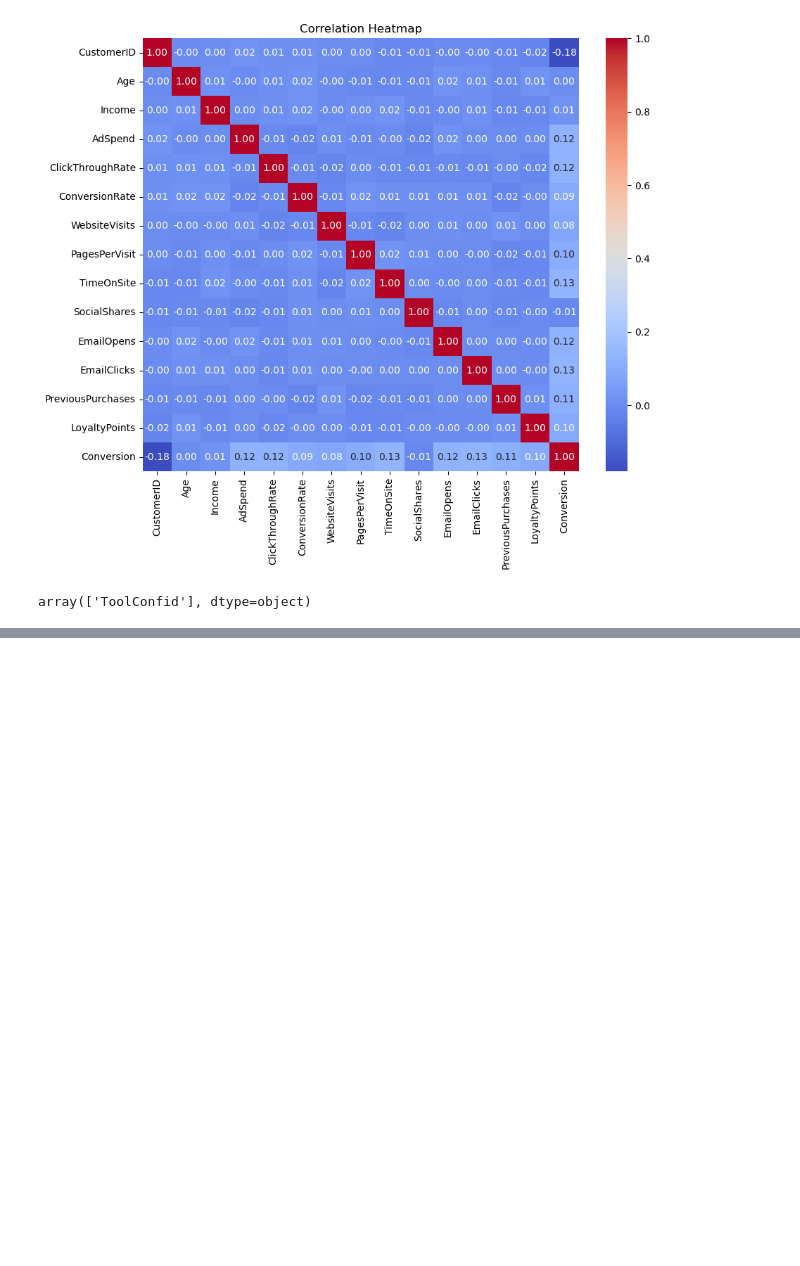
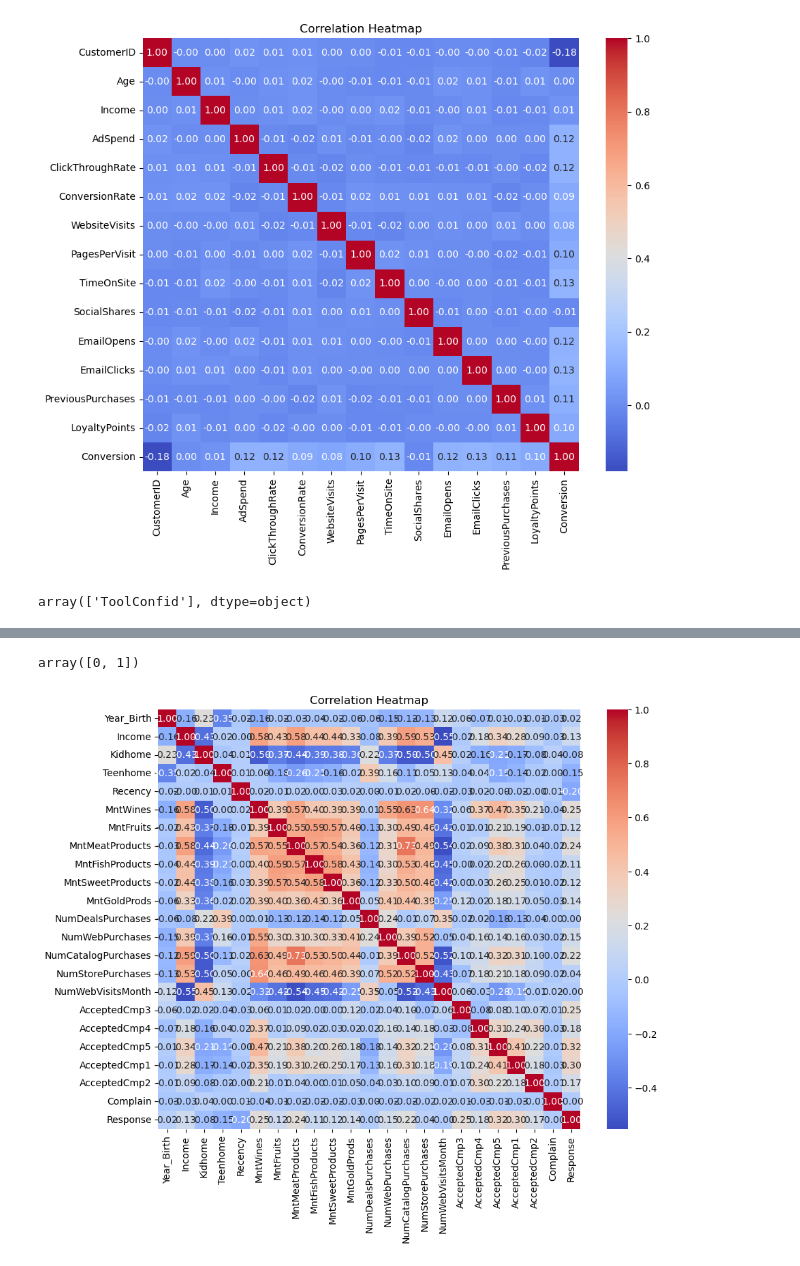
Before and after one commit to chenmichael2/MOD-B-O2, a Jupyter notebook: Milestone-4.ipynb, the cells around one changed output, grey strips where cells are left out. Cells and saved outputs as stored; diff of their text form; code cells hidden in the pictures; blank space fills up the shorter version.

```diff
--- a/Milestone-4.ipynb
+++ b/Milestone-4.ipynb
@@ -62,0 +190,3 @@ plt.show()
+# %%
+git = pd.read_csv("marketing_campaign.csv", sep=";")
+git
@@ -62,0 +247,2 @@ plt.show()
+# %%
+clean_git = git.drop(columns=["ID", "Z_CostContact", "Z_Revenue"]).dropna()
@@ -62,0 +285,12 @@ plt.show()
+# %%
+clean_git["Complain"].unique()
+# %% [output]
+array([0, 1])
+# %%
+plt.figure(figsize=(10,8))
+corr = clean_git.corr(numeric_only=True)
+sns.heatmap(corr, annot=True, cmap="coolwarm", fmt=".2f")
+plt.title("Correlation Heatmap")
+plt.show()
+# %% [output]
+[figure, added]
```
Also changed, not shown: parts of 24 cells of this notebook.
